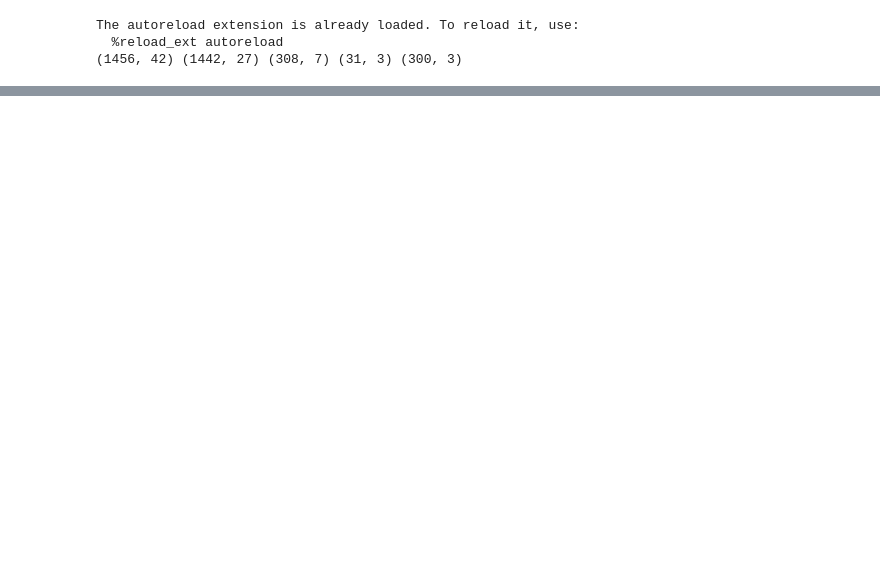
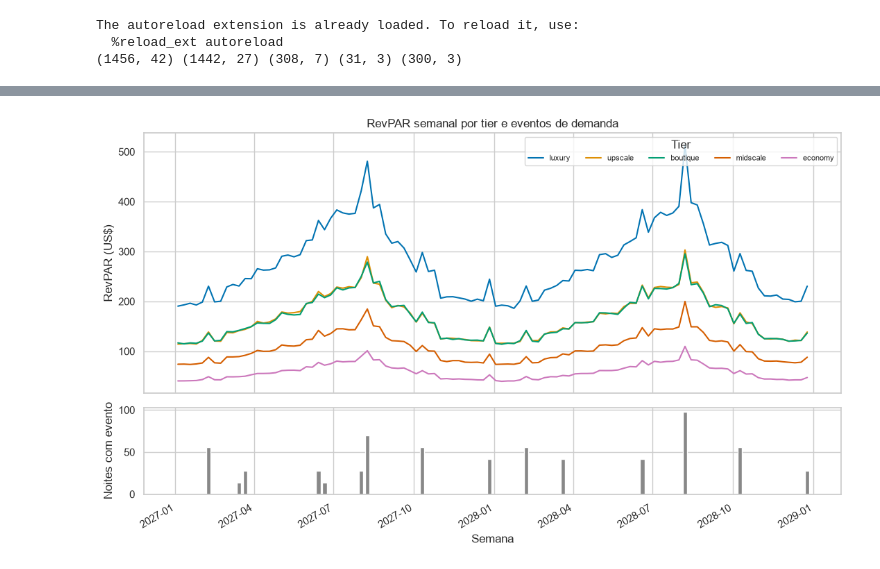
Before and after one commit to brunoh19/trabalho-final, a Jupyter notebook: notebook/visualizacao.ipynb, the cells around one changed output, grey strips where cells are left out. Drawn from its saved outputs; the diff is of its cells as text; code cells hidden in the pictures; blank space fills up the shorter version.

```diff
--- a/notebook/visualizacao.ipynb
+++ b/notebook/visualizacao.ipynb
@@ -24,3 +26,5 @@ g.comparacao_tiers(semanal).show()
 # %%
-g.evolucao_eventos(semanal).show()
+g.evolucao_eventos(semanal)
+# %% [output]
+[figure, added]
 # %%
```
Also changed, not shown: parts of 6 cells of this notebook, 2 other files.
